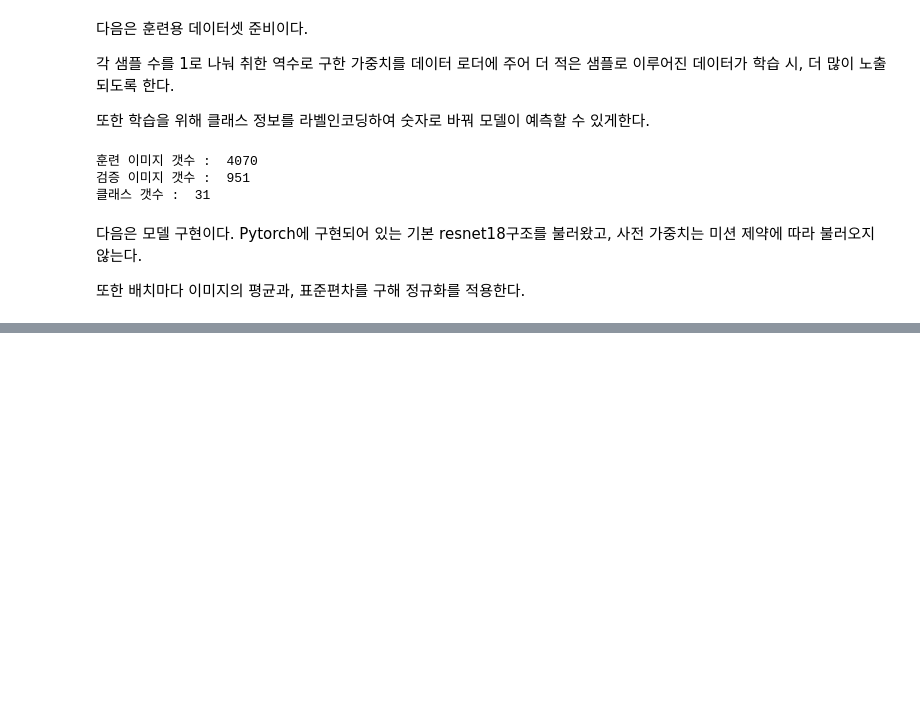
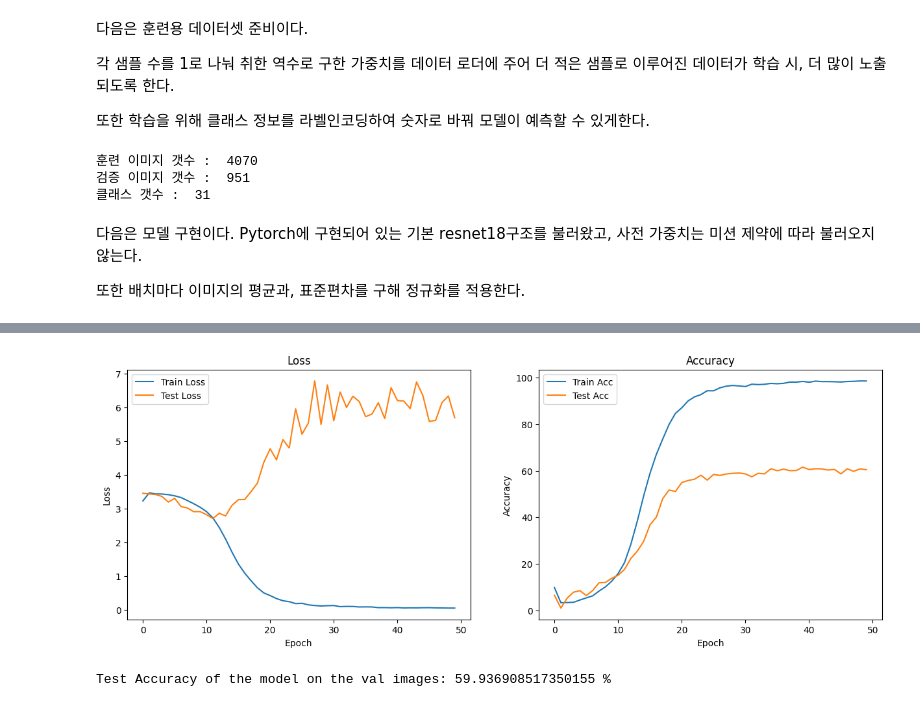
Before and after one commit to teto-ri/data_creator2024, a Jupyter notebook: image_preprocess.ipynb, the cells around one changed output, grey strips where cells are left out. Drawn from its saved outputs; the diff is of its cells as text; code cells hidden in the pictures; blank space fills up the shorter version.

```diff
--- a/image_preprocess.ipynb
+++ b/image_preprocess.ipynb
@@ -1249,9 +1274,12 @@ class TrainingImageDataset(Dataset):
 # 데이터셋과 데이터로더 생성
 transform = transforms.Compose([
     transforms.Resize((224, 224)),
-    transforms.ToTensor()
+    # 평균 및 표준편차를 사용하여 정규화
+    transforms.ToTensor(),
+    transforms.Normalize(mean=[0.8752, 0.8656, 0.8636], std=[0.2598, 0.2734, 0.2761])
 ])
 
+# 훈련 데이터셋, 증강 데이터셋
 dataset = TrainingImageDataset(img_dir='./data/training_image_cropped', transform=transform)
 dataset_augmented = TrainingImageDataset(img_dir='./data/training_image_augmented', transform=transform)
 
@@ -1382,10 +1414,10 @@ print(f"사용 중인 GPU: {gpu_name}")
 criterion = nn.CrossEntropyLoss()
 optimizer = torch.optim.Adam(model.parameters(), lr=0.001)
 
-def normalize_batch(batch):
-    mean = batch.mean([0, 2, 3], keepdim=True)  # 채널별 평균 계산
-    std = batch.std([0, 2, 3], keepdim=True)    # 채널별 표준편차 계산
-    return (batch - mean) / std
+# def normalize_batch(batch):
+#     mean = batch.mean([0, 2, 3], keepdim=True)  # 채널별 평균 계산
+#     std = batch.std([0, 2, 3], keepdim=True)    # 채널별 표준편차 계산
+#     return (batch - mean) / std
 
 def accuracy(outputs, labels):
     _, preds = torch.max(outputs, dim=1)
@@ -1408,7 +1440,7 @@ def train_model(model, criterion, optimizer, num_epochs=150):
         running_test_loss = 0.0
         running_test_acc = 0.0
         for images, labels in train_loader:
-            images = normalize_batch(images).to(device)
+            #images = normalize_batch(images).to(device)
             images, labels = images.to(device), labels.to(device)
             optimizer.zero_grad()
             outputs = model(images)
@@ -1459,0 +1695,44 @@ KeyboardInterrupt:
+# %%
+import matplotlib.pyplot as plt
+
+def display_graph(train_loss, train_acc, test_loss, test_acc):
+    fig, ax = plt.subplots(1, 2, figsize=(15, 5))
+
+    ax[0].plot(train_loss, label='Train Loss')
+    ax[0].plot(test_loss, label='Test Loss')
+    ax[0].set_title('Loss')
+    ax[0].set_xlabel('Epoch')
+    ax[0].set_ylabel('Loss')
+    ax[0].legend()
+
+    ax[1].plot(train_acc, label='Train Acc')
+    ax[1].plot(test_acc, label='Test Acc')
+    ax[1].set_title('Accuracy')
+    ax[1].set_xlabel('Epoch')
+    ax[1].set_ylabel('Accuracy')
+    ax[1].legend()
+
+    plt.show()
+
+display_graph(train_loss, train_acc, test_loss, test_acc)
+# %% [output]
+[figure, added]
+# %%
+model.eval()
+
+with torch.no_grad():
+    correct = 0
+    total = 0
+    for images, labels in val_loader:
+        images, labels = images.to(device), labels.to(device)
+        outputs = model(images)
+        _, predicted = torch.max(outputs.data, 1)
+        total += labels.size(0)
+        correct += (predicted == labels).sum().item()
+
+    print('Test Accuracy of the model on the val images: {} %'.format(100 * correct / total))
+
+    # Save the model pt
+    torch.save(model.state_dict(), 'fashion_resnet18.pt')
+# %% [output]
+Test Accuracy of the model on the val images: 59.936908517350155 %
```
Also changed, not shown: parts of 6 cells of this notebook, 2 other files.
